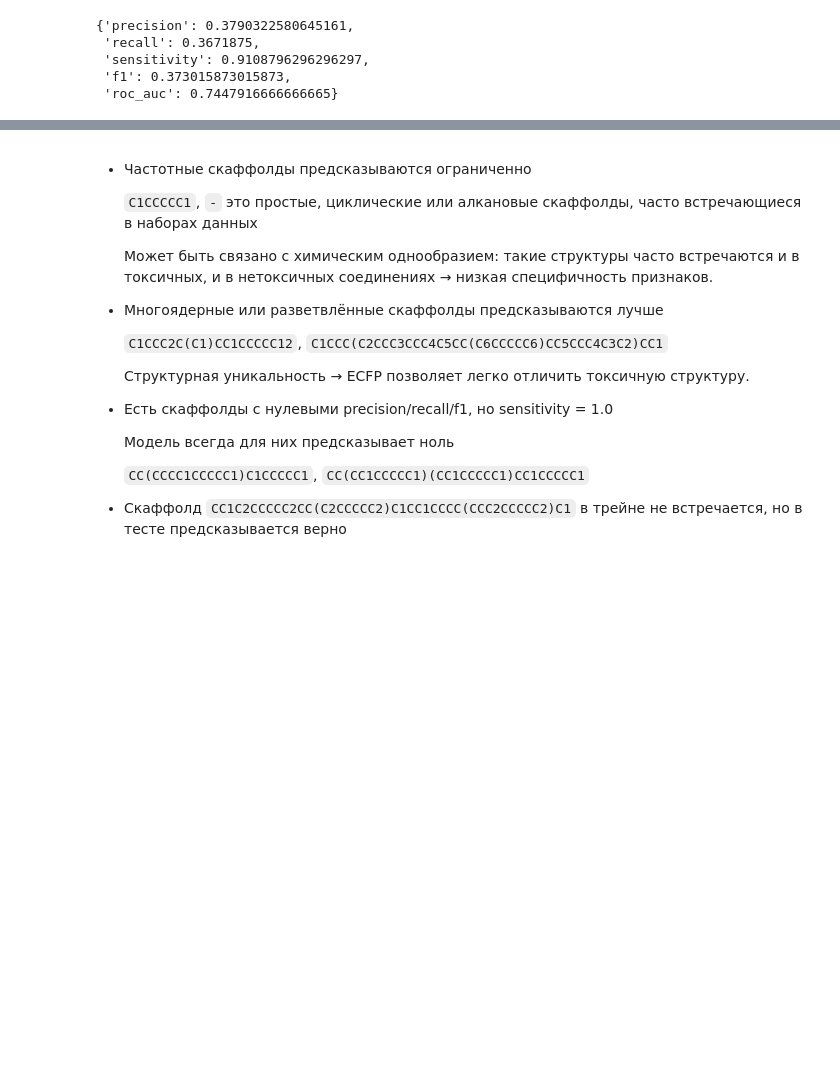
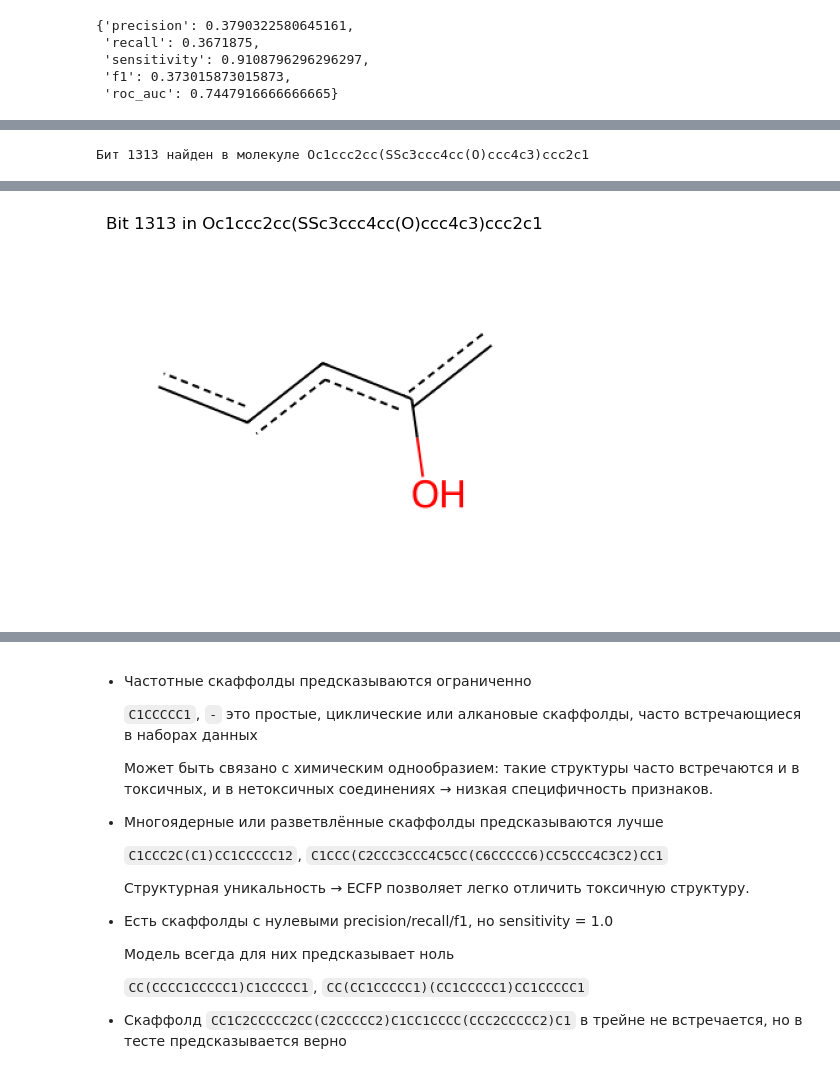
Before and after one commit to GavrilenkoA/Toxicity-Prediction, a Jupyter notebook: notebooks/experiments.ipynb, the cells around one changed output, grey strips where cells are left out. Drawn from its saved outputs; the diff is of its cells as text; code cells hidden in the pictures; blank space fills up the shorter version.

```diff
--- a/notebooks/experiments.ipynb
+++ b/notebooks/experiments.ipynb
@@ -655,0 +656,7 @@ compute_metrics(y_test, y_pred, y_proba)
+# %%
+importances = model.feature_importances_
+top_indices = np.argsort(importances)[::-1]
+
+print("Top 10 important bits:")
+for i in range(10):
+    print(f"Bit {top_indices[i]}: importance={importances[top_indices[i]]:.4f}")
@@ -655,0 +675,22 @@ compute_metrics(y_test, y_pred, y_proba)
+# %%
+bit_id = top_indices[0]  # важный бит
+# %%
+for smi in df_test_random_split['SMILES']:
+    mol = Chem.MolFromSmiles(smi)
+    bitInfo = {}
+    fp = AllChem.GetMorganFingerprintAsBitVect(mol, radius=2, nBits=2048, bitInfo=bitInfo)
+
+    if bit_id in bitInfo:
+        print(f"Бит {bit_id} найден в молекуле {smi}")
+        atom_id, radius = bitInfo[bit_id][0]
+        env = Chem.FindAtomEnvironmentOfRadiusN(mol, radius, atom_id)
+        amap = {}
+        submol = Chem.PathToSubmol(mol, env, atomMap=amap)
+        img = Draw.MolToImage(submol, size=(300, 300))
+        plt.imshow(img)
+        plt.axis('off')
+        plt.title(f'Bit {bit_id} in {smi}')
+        plt.show()
+        break  # остановимся после первой найденной
+# %% [output]
+Бит 1313 найден в молекуле Oc1ccc2cc(SSc3ccc4cc(O)ccc4c3)ccc2c1
@@ -655,0 +714 @@ compute_metrics(y_test, y_pred, y_proba)
+[figure, added]
```
Also changed, not shown: parts of 7 cells of this notebook.
